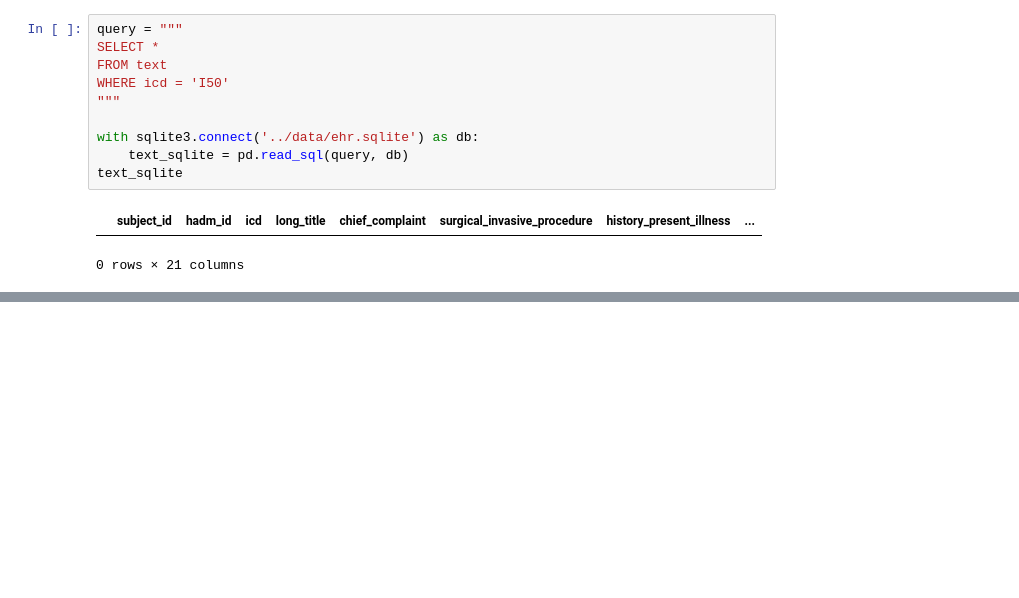
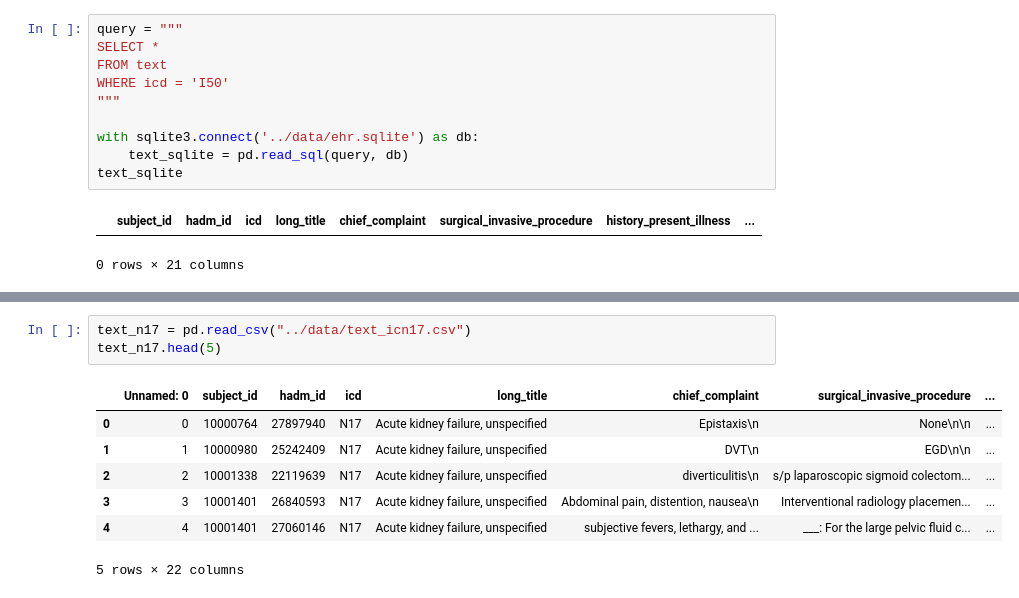
Before and after one commit to smitamisra/EHR_exploration, a Jupyter notebook: notebooks/text_db_creation.ipynb, the cells around one changed output, grey strips where cells are left out. Saved outputs shown, nothing was run; the diff lists cells and outputs as text; blank space fills up the shorter version.

```diff
--- a/notebooks/text_db_creation.ipynb
+++ b/notebooks/text_db_creation.ipynb
@@ -869,0 +827,11 @@ df_pivot.pivot_table(columns='icd', index = ['subject_id', 'hadm_id'])
+# %%
+text_n17 = pd.read_csv("../data/text_icn17.csv")
+text_n17.head(5)
+# %% [output]
+|  | Unnamed: 0 | subject_id | hadm_id | icd | long_title | chief_complaint | surgical_invasive_procedure | ... |
+| 0 | 0 | 10000764 | 27897940 | N17 | Acute kidney failure, unspecified | Epistaxis\n | None\n\n | ... |
+| 1 | 1 | 10000980 | 25242409 | N17 | Acute kidney failure, unspecified | DVT\n | EGD\n\n | ... |
+| 2 | 2 | 10001338 | 22119639 | N17 | Acute kidney failure, unspecified | diverticulitis\n | s/p laparoscopic sigmoid colectom... | ... |
+| 3 | 3 | 10001401 | 26840593 | N17 | Acute kidney failure, unspecified | Abdominal pain, distention, nausea\n | Interventional radiology placemen... | ... |
+| 4 | 4 | 10001401 | 27060146 | N17 | Acute kidney failure, unspecified | subjective fevers, lethargy, and ... | ___: For the large pelvic fluid c... | ... |
+5 rows × 22 columns
```
Also changed, not shown: parts of 36 cells of this notebook.
